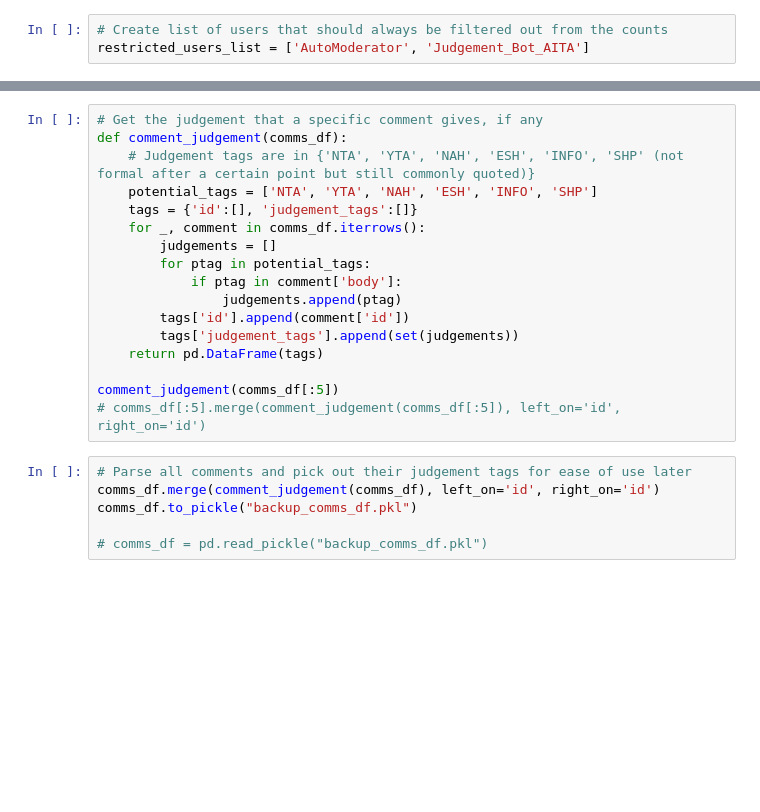
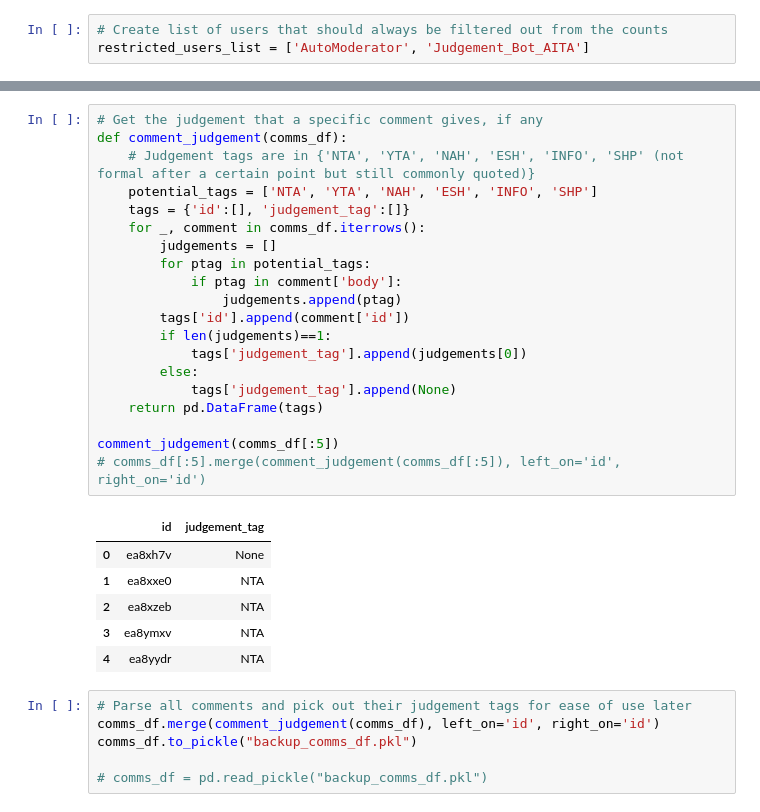
Before and after one commit to cephcyn/cornell_cs6742_a2, a Jupyter notebook: 01_metric_feasibility.ipynb, the cells around one changed output, grey strips where cells are left out. Drawn from its saved outputs; the diff is of its cells as text; blank space fills up the shorter version.

Commit message:
impl more judgement distribution

```diff
--- a/01_metric_feasibility.ipynb
+++ b/01_metric_feasibility.ipynb
@@ -47,20 +66,30 @@ comms_df[:2]
 # %%
 # Get the judgement that a specific comment gives, if any
 def comment_judgement(comms_df):
     # Judgement tags are in {'NTA', 'YTA', 'NAH', 'ESH', 'INFO', 'SHP' (not formal after a certain point but still commonly quoted)}
     potential_tags = ['NTA', 'YTA', 'NAH', 'ESH', 'INFO', 'SHP']
-    tags = {'id':[], 'judgement_tags':[]}
+    tags = {'id':[], 'judgement_tag':[]}
     for _, comment in comms_df.iterrows():
         judgements = []
         for ptag in potential_tags:
             if ptag in comment['body']:
                 judgements.append(ptag)
         tags['id'].append(comment['id'])
-        tags['judgement_tags'].append(set(judgements))
+        if len(judgements)==1:
+            tags['judgement_tag'].append(judgements[0])
+        else:
+            tags['judgement_tag'].append(None)
     return pd.DataFrame(tags)
 
 comment_judgement(comms_df[:5])
 # comms_df[:5].merge(comment_judgement(comms_df[:5]), left_on='id', right_on='id')
+# %% [output]
+|  | id | judgement_tag |
+| 0 | ea8xh7v | None |
+| 1 | ea8xxe0 | NTA |
+| 2 | ea8xzeb | NTA |
+| 3 | ea8ymxv | NTA |
+| 4 | ea8yydr | NTA |
 # %%
 # Parse all comments and pick out their judgement tags for ease of use later
 comms_df.merge(comment_judgement(comms_df), left_on='id', right_on='id')
```
Also changed, not shown: parts of 8 cells of this notebook.
